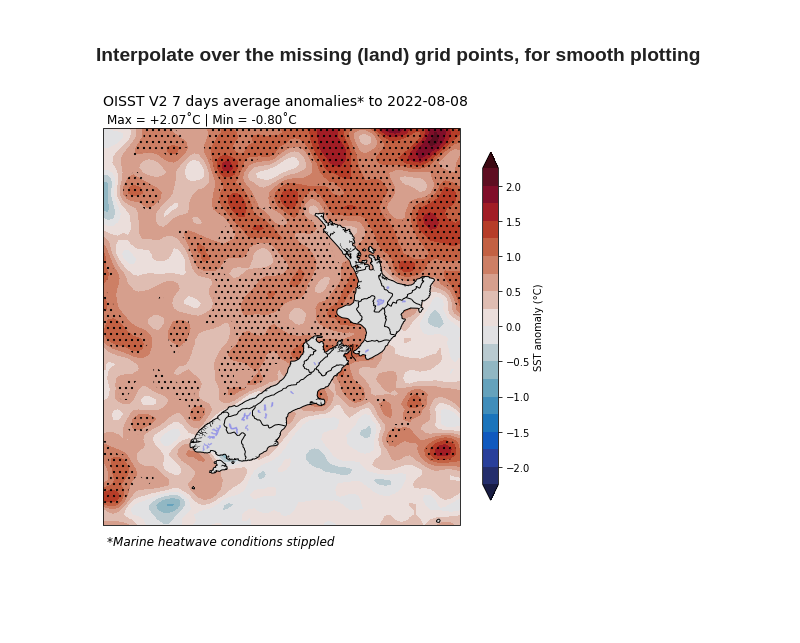
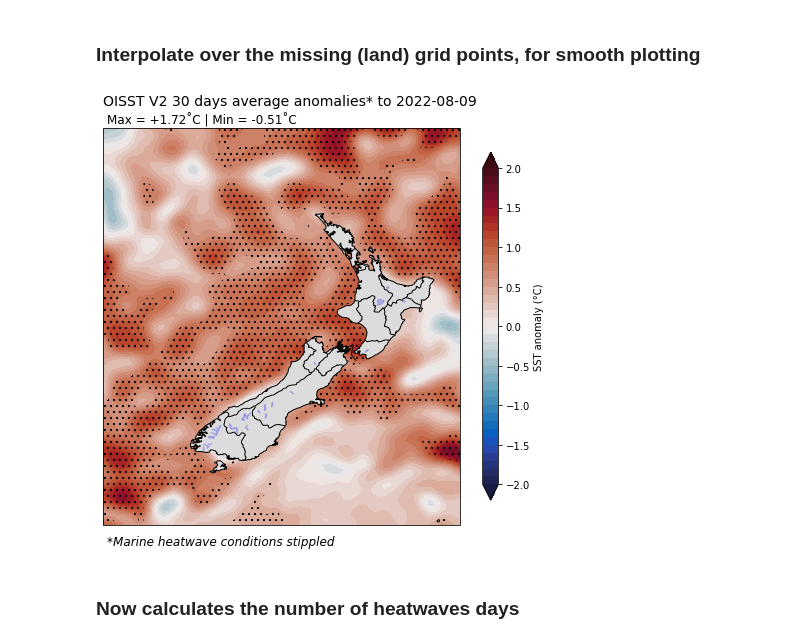
Before and after one commit to YinjingLin/OISST_indices, a Jupyter notebook: notebooks/OISST_realtime_NZ_maps.ipynb, the cells around one changed output. Drawn from its saved outputs; the diff is of its cells as text; code cells hidden in the pictures; blank space fills up the shorter version.

```diff
--- a/notebooks/OISST_realtime_NZ_maps.ipynb
+++ b/notebooks/OISST_realtime_NZ_maps.ipynb
@@ -36,8 +35,8 @@ lag = 0
 # %% [markdown]
 ### get the pathlib paths for the data and the climatology
 # %%
-dpath = pathlib.Path(dpath).joinpath(region)
-clim_path = pathlib.Path(clim_path).joinpath(region)
+dpath = pathlib.Path(dpath).joinpath(domain)
+clim_path = pathlib.Path(clim_path).joinpath(domain)
 # %% [markdown]
 ### get the current date
 # %%
@@ -81,3 +82,9 @@ Attributes: (0)
+# %%
+if ndays_agg > 1:
+
+    dset = dset.rolling({'time':ndays_agg}, min_periods=ndays_agg, center=False).mean('time')
+
+    dset = dset.isel(time=slice(ndays_agg+1, None))
 # %% [markdown]
 ### get rid of the 29th of Feb if present
 # %%
@@ -86,7 +93,7 @@ dset = dset.convert_calendar("noleap")
 ### opens the climatology
 # %%
 clim = xr.open_zarr(
-    clim_path.joinpath(f"{region}_OISST_{ndays_agg}days_climatology_15_window.zarr")
+    clim_path.joinpath(f"{domain}_OISST_{ndays_agg}days_climatology_15_window.zarr")
 )
 # %%
 clim
@@ -172,7 +179,7 @@ dataarray_anoms = anoms.isel(time=(-lag - 1))["sst"]
 # %%
 dataarray_raw = dset.isel(time=(-lag - 1))["sst"]
 # %%
-mask = mask.isel(time=(-lag - 1))
+dataarray_mask = mask.isel(time=(-lag - 1))
 # %% [markdown]
 ### Interpolate over the missing (land) grid points, for smooth plotting
 # %%
@@ -182,8 +189,10 @@ dataarray_raw = src.interpolate_NaN_da(dataarray_raw)
 # %%
 cmap = cmocean.cm.balance
 # %%
-f, ax = src.plot_SST_map(dataarray_anoms, mask, ndays_agg=ndays_agg)
+f, ax = src.plot_SST_map(
+    dataarray_anoms, dataarray_mask, ndays_agg=ndays_agg, levels=np.arange(-2, 2 + 0.1, 0.1)
+)
 # %% [output]
-[figure, old version]
+[figure, new version]
 # %%
 f.savefig(
@@ -191 +203,3 @@ f.savefig(
 )
+# %% [markdown]
+### Now calculates the number of heatwaves days
```
Also changed, not shown: parts of 29 cells of this notebook, 3 other files.
